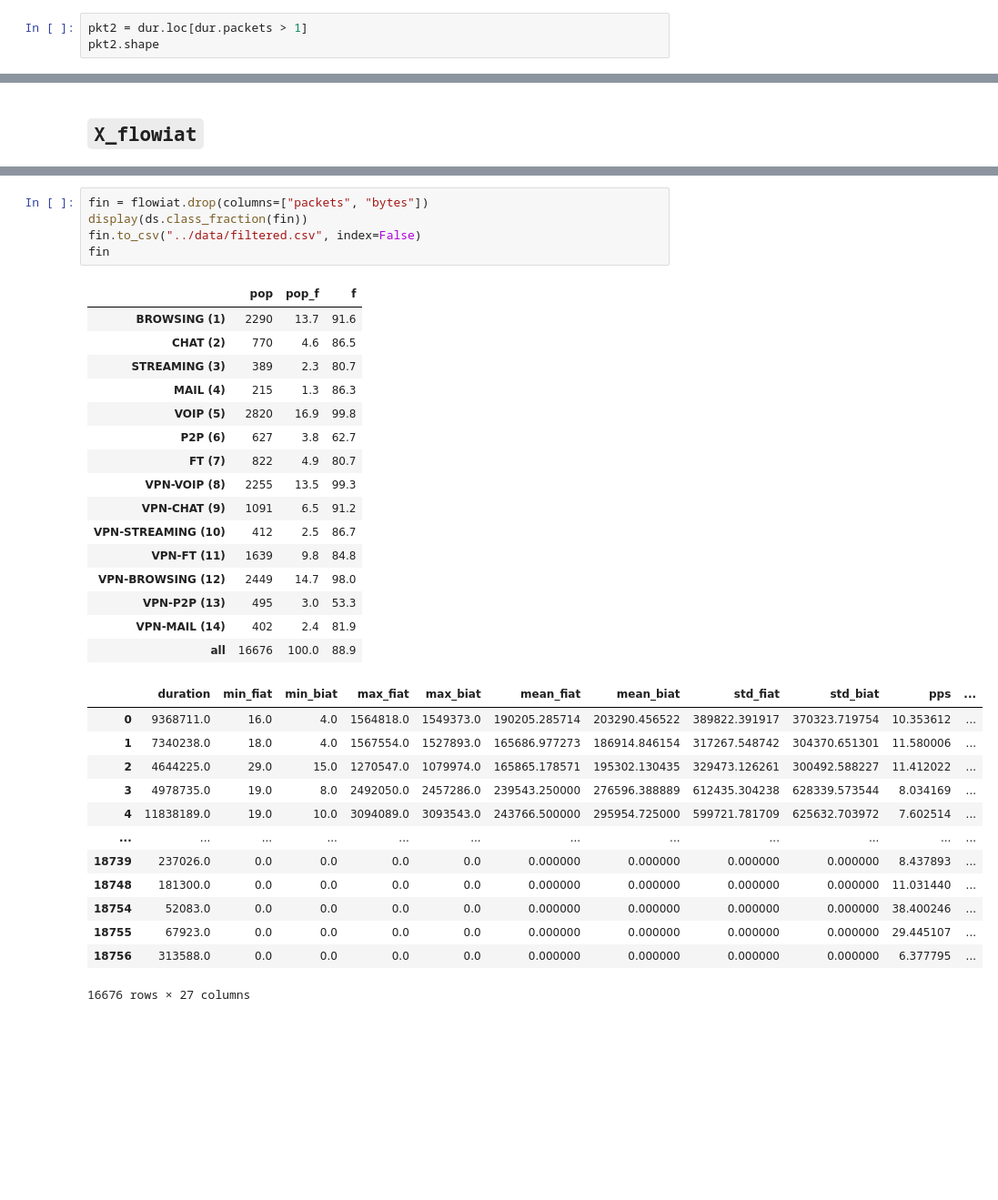
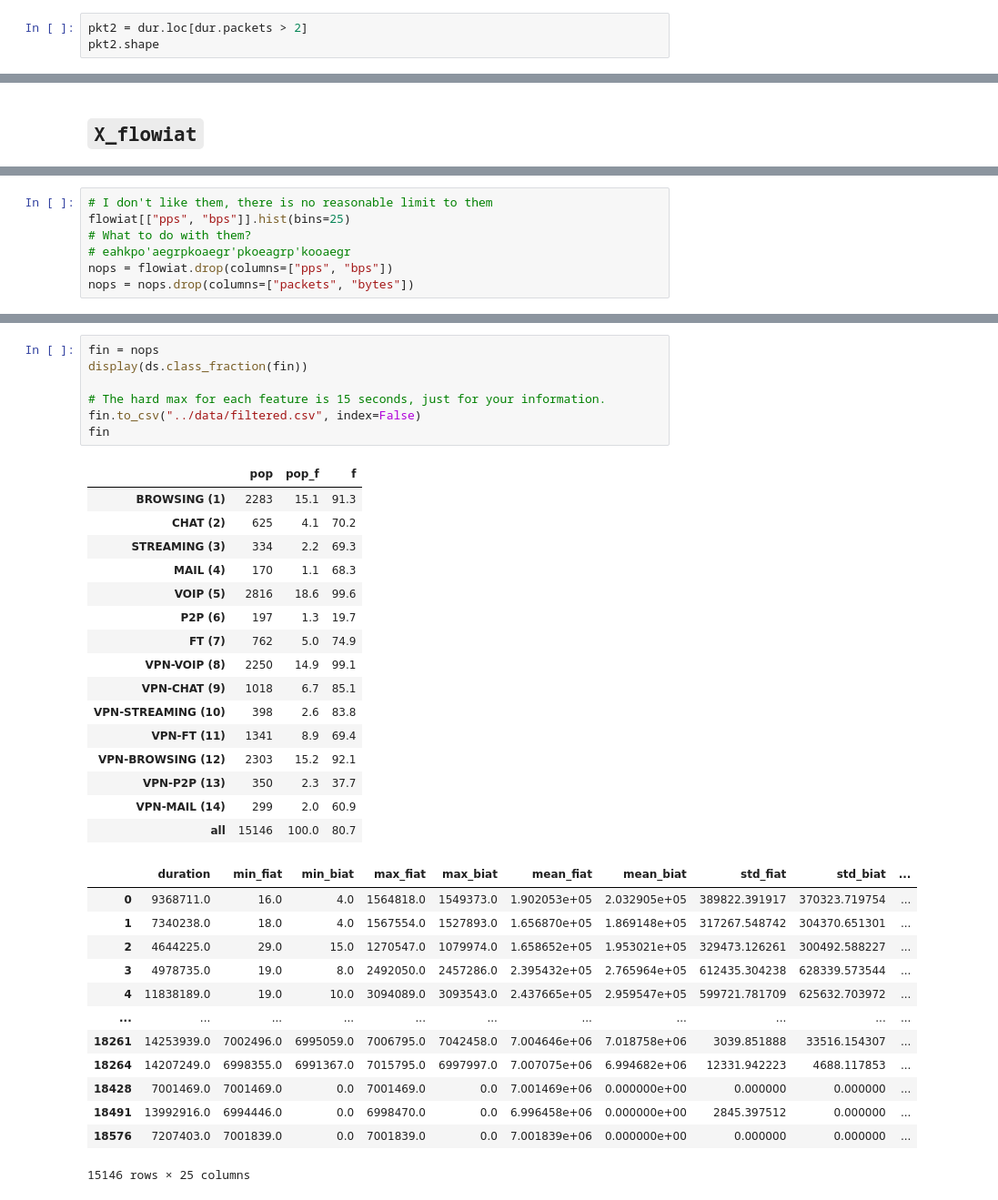
Before and after one commit to shafwanur/thd-ss25-ml-project, a Jupyter notebook: notebooks/features.ipynb, the cells around one changed output, grey strips where cells are left out. Shown: that part at 91% size. Saved outputs shown, nothing was run; the diff lists cells and outputs as text; blank space fills up the shorter version.

```diff
--- a/notebooks/features.ipynb
+++ b/notebooks/features.ipynb
@@ -190,6 +190,6 @@ h.desc_time(dur[["duration"]])
 # %% [markdown]
 ## `packets`
 # %%
-pkt2 = dur.loc[dur.packets > 1]
+pkt2 = dur.loc[dur.packets > 2]
 pkt2.shape
 # %% [output]
@@ -515,0 +516,7 @@ array([[<Axes: title={'center': 'min_flowiat'}>,
+# %%
+# I don't like them, there is no reasonable limit to them
+flowiat[["pps", "bps"]].hist(bins=25)
+# What to do with them?
+# eahkpo'aegrpkoaegr'pkoeagrp'kooaegr
+nops = flowiat.drop(columns=["pps", "bps"])
+nops = nops.drop(columns=["packets", "bytes"])
@@ -516,35 +525,37 @@ array([[<Axes: title={'center': 'min_flowiat'}>,
 # %%
-fin = flowiat.drop(columns=["packets", "bytes"])
+fin = nops
 display(ds.class_fraction(fin))
+
+# The hard max for each feature is 15 seconds, just for your information.
 fin.to_csv("../data/filtered.csv", index=False)
 fin
 # %% [output]
 |  | pop | pop_f | f |
-| BROWSING (1) | 2290 | 13.7 | 91.6 |
-| CHAT (2) | 770 | 4.6 | 86.5 |
-| STREAMING (3) | 389 | 2.3 | 80.7 |
-| MAIL (4) | 215 | 1.3 | 86.3 |
-| VOIP (5) | 2820 | 16.9 | 99.8 |
-| P2P (6) | 627 | 3.8 | 62.7 |
-| FT (7) | 822 | 4.9 | 80.7 |
-| VPN-VOIP (8) | 2255 | 13.5 | 99.3 |
-| VPN-CHAT (9) | 1091 | 6.5 | 91.2 |
-| VPN-STREAMING (10) | 412 | 2.5 | 86.7 |
-| VPN-FT (11) | 1639 | 9.8 | 84.8 |
-| VPN-BROWSING (12) | 2449 | 14.7 | 98.0 |
-| VPN-P2P (13) | 495 | 3.0 | 53.3 |
-| VPN-MAIL (14) | 402 | 2.4 | 81.9 |
-| all | 16676 | 100.0 | 88.9 |
+| BROWSING (1) | 2283 | 15.1 | 91.3 |
+| CHAT (2) | 625 | 4.1 | 70.2 |
+| STREAMING (3) | 334 | 2.2 | 69.3 |
+| MAIL (4) | 170 | 1.1 | 68.3 |
+| VOIP (5) | 2816 | 18.6 | 99.6 |
+| P2P (6) | 197 | 1.3 | 19.7 |
+| FT (7) | 762 | 5.0 | 74.9 |
+| VPN-VOIP (8) | 2250 | 14.9 | 99.1 |
+| VPN-CHAT (9) | 1018 | 6.7 | 85.1 |
+| VPN-STREAMING (10) | 398 | 2.6 | 83.8 |
+| VPN-FT (11) | 1341 | 8.9 | 69.4 |
+| VPN-BROWSING (12) | 2303 | 15.2 | 92.1 |
+| VPN-P2P (13) | 350 | 2.3 | 37.7 |
+| VPN-MAIL (14) | 299 | 2.0 | 60.9 |
+| all | 15146 | 100.0 | 80.7 |
-|  | duration | min_fiat | min_biat | max_fiat | max_biat | mean_fiat | mean_biat | std_fiat | std_biat | pps | ... |
-| 0 | 9368711.0 | 16.0 | 4.0 | 1564818.0 | 1549373.0 | 190205.285714 | 203290.456522 | 389822.391917 | 370323.719754 | 10.353612 | ... |
-| 1 | 7340238.0 | 18.0 | 4.0 | 1567554.0 | 1527893.0 | 165686.977273 | 186914.846154 | 317267.548742 | 304370.651301 | 11.580006 | ... |
-| 2 | 4644225.0 | 29.0 | 15.0 | 1270547.0 | 1079974.0 | 165865.178571 | 195302.130435 | 329473.126261 | 300492.588227 | 11.412022 | ... |
-| 3 | 4978735.0 | 19.0 | 8.0 | 2492050.0 | 2457286.0 | 239543.250000 | 276596.388889 | 612435.304238 | 628339.573544 | 8.034169 | ... |
-| 4 | 11838189.0 | 19.0 | 10.0 | 3094089.0 | 3093543.0 | 243766.500000 | 295954.725000 | 599721.781709 | 625632.703972 | 7.602514 | ... |
-| ... | ... | ... | ... | ... | ... | ... | ... | ... | ... | ... | ... |
-| 18739 | 237026.0 | 0.0 | 0.0 | 0.0 | 0.0 | 0.000000 | 0.000000 | 0.000000 | 0.000000 | 8.437893 | ... |
-| 18748 | 181300.0 | 0.0 | 0.0 | 0.0 | 0.0 | 0.000000 | 0.000000 | 0.000000 | 0.000000 | 11.031440 | ... |
-| 18754 | 52083.0 | 0.0 | 0.0 | 0.0 | 0.0 | 0.000000 | 0.000000 | 0.000000 | 0.000000 | 38.400246 | ... |
-| 18755 | 67923.0 | 0.0 | 0.0 | 0.0 | 0.0 | 0.000000 | 0.000000 | 0.000000 | 0.000000 | 29.445107 | ... |
-| 18756 | 313588.0 | 0.0 | 0.0 | 0.0 | 0.0 | 0.000000 | 0.000000 | 0.000000 | 0.000000 | 6.377795 | ... |
+|  | duration | min_fiat | min_biat | max_fiat | max_biat | mean_fiat | mean_biat | std_fiat | std_biat | ... |
+| 0 | 9368711.0 | 16.0 | 4.0 | 1564818.0 | 1549373.0 | 1.902053e+05 | 2.032905e+05 | 389822.391917 | 370323.719754 | ... |
+| 1 | 7340238.0 | 18.0 | 4.0 | 1567554.0 | 1527893.0 | 1.656870e+05 | 1.869148e+05 | 317267.548742 | 304370.651301 | ... |
+| 2 | 4644225.0 | 29.0 | 15.0 | 1270547.0 | 1079974.0 | 1.658652e+05 | 1.953021e+05 | 329473.126261 | 300492.588227 | ... |
+| 3 | 4978735.0 | 19.0 | 8.0 | 2492050.0 | 2457286.0 | 2.395432e+05 | 2.765964e+05 | 612435.304238 | 628339.573544 | ... |
+| 4 | 11838189.0 | 19.0 | 10.0 | 3094089.0 | 3093543.0 | 2.437665e+05 | 2.959547e+05 | 599721.781709 | 625632.703972 | ... |
+| ... | ... | ... | ... | ... | ... | ... | ... | ... | ... | ... |
+| 18261 | 14253939.0 | 7002496.0 | 6995059.0 | 7006795.0 | 7042458.0 | 7.004646e+06 | 7.018758e+06 | 3039.851888 | 33516.154307 | ... |
+| 18264 | 14207249.0 | 6998355.0 | 6991367.0 | 7015795.0 | 6997997.0 | 7.007075e+06 | 6.994682e+06 | 12331.942223 | 4688.117853 | ... |
+| 18428 | 7001469.0 | 7001469.0 | 0.0 | 7001469.0 | 0.0 | 7.001469e+06 | 0.000000e+00 | 0.000000 | 0.000000 | ... |
+| 18491 | 13992916.0 | 6994446.0 | 0.0 | 6998470.0 | 0.0 | 6.996458e+06 | 0.000000e+00 | 2845.397512 | 0.000000 | ... |
+| 18576 | 7207403.0 | 7001839.0 | 0.0 | 7001839.0 | 0.0 | 7.001839e+06 | 0.000000e+00 | 0.000000 | 0.000000 | ... |
-16676 rows × 27 columns
+15146 rows × 25 columns
```
Also changed, not shown: parts of 15 cells of this notebook, 4 other files.
